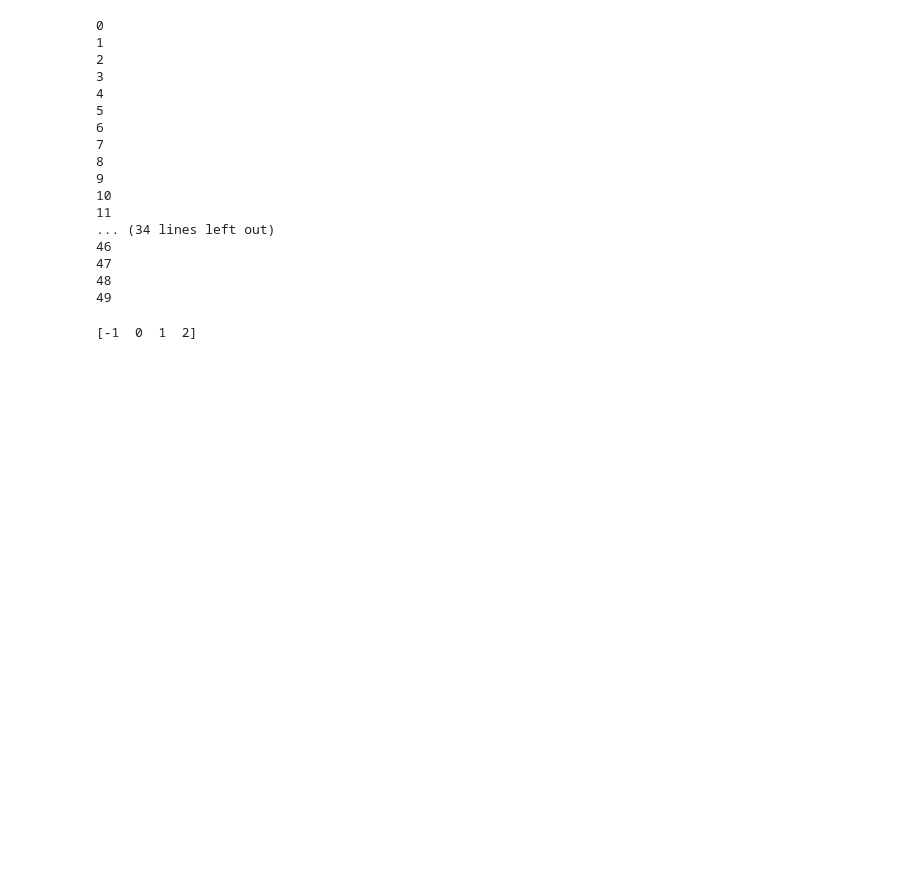
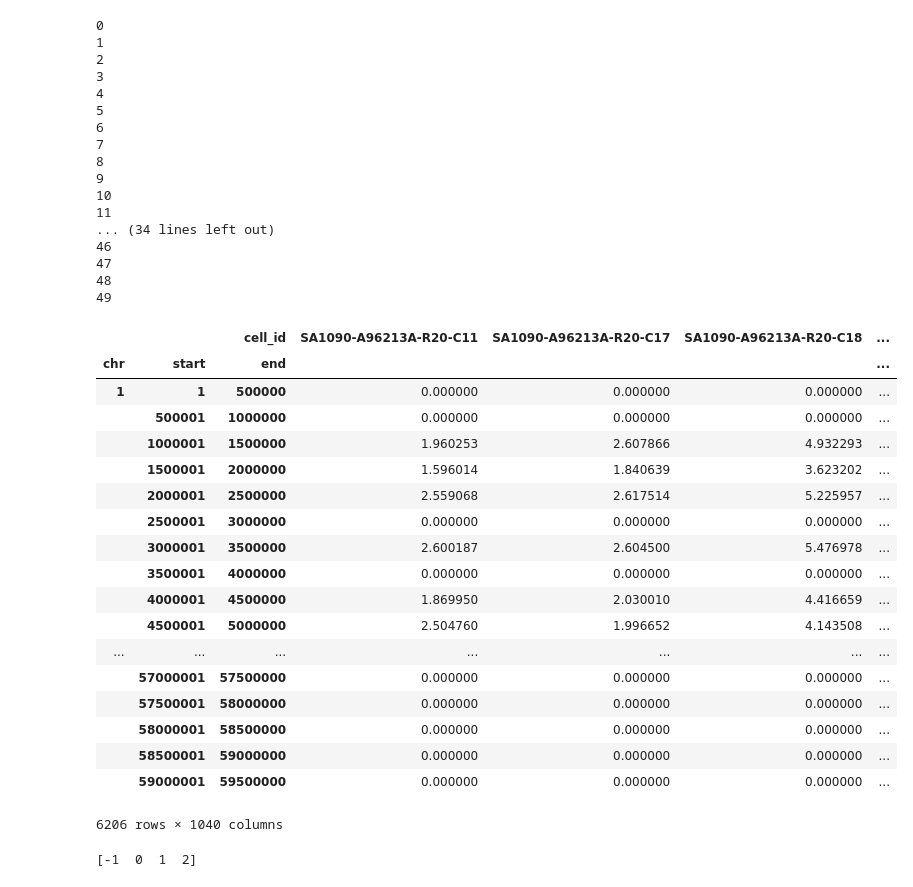
Before and after one commit to shahcompbio/scgenome-deprecated, a Jupyter notebook: notebooks/cndp.ipynb, the cells around one changed output. Cells and saved outputs as stored; diff of their text form; code cells hidden in the pictures; blank space fills up the shorter version.

```diff
--- a/notebooks/cndp.ipynb
+++ b/notebooks/cndp.ipynb
@@ -200,0 +198,5 @@ from scgenome.jointcnmodels import calculate_ll_normal_simple
+# %%
+###
+import pandas as pd
+cn_data = pd.read_csv("/Users/massoudmaher/data/clean_sc_1935_1936_1937_cn_data_qc.csv")
+cn_data.head()
@@ -293 +306,29 @@ for i in range(n_cells):
+# %%
+cn = (
+    cn_data
+        .set_index(['chr', 'start', 'end', 'cell_id'])['copy']
+        .unstack(level='cell_id').fillna(0)
+)
+# %%
+cn
+# %% [output]
+|  |  | cell_id | SA1090-A96213A-R20-C11 | SA1090-A96213A-R20-C17 | SA1090-A96213A-R20-C18 | ... |
+| chr | start | end |  |  |  | ... |
+| 1 | 1 | 500000 | 0.000000 | 0.000000 | 0.000000 | ... |
+|  | 500001 | 1000000 | 0.000000 | 0.000000 | 0.000000 | ... |
+|  | 1000001 | 1500000 | 1.960253 | 2.607866 | 4.932293 | ... |
+|  | 1500001 | 2000000 | 1.596014 | 1.840639 | 3.623202 | ... |
+|  | 2000001 | 2500000 | 2.559068 | 2.617514 | 5.225957 | ... |
+|  | 2500001 | 3000000 | 0.000000 | 0.000000 | 0.000000 | ... |
+|  | 3000001 | 3500000 | 2.600187 | 2.604500 | 5.476978 | ... |
+|  | 3500001 | 4000000 | 0.000000 | 0.000000 | 0.000000 | ... |
+|  | 4000001 | 4500000 | 1.869950 | 2.030010 | 4.416659 | ... |
+|  | 4500001 | 5000000 | 2.504760 | 1.996652 | 4.143508 | ... |
+| ... | ... | ... | ... | ... | ... | ... |
+|  | 57000001 | 57500000 | 0.000000 | 0.000000 | 0.000000 | ... |
+|  | 57500001 | 58000000 | 0.000000 | 0.000000 | 0.000000 | ... |
+|  | 58000001 | 58500000 | 0.000000 | 0.000000 | 0.000000 | ... |
+|  | 58500001 | 59000000 | 0.000000 | 0.000000 | 0.000000 | ... |
+|  | 59000001 | 59500000 | 0.000000 | 0.000000 | 0.000000 | ... |
+6206 rows × 1040 columns
 # %%
```
Also changed, not shown: parts of 6 cells of this notebook, 12 other files.
